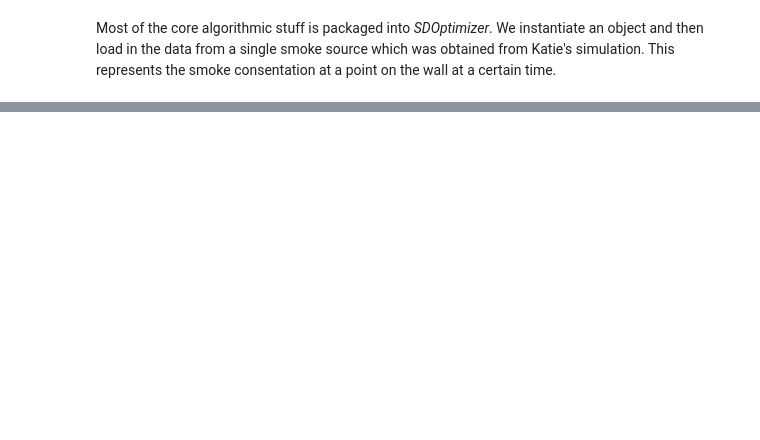
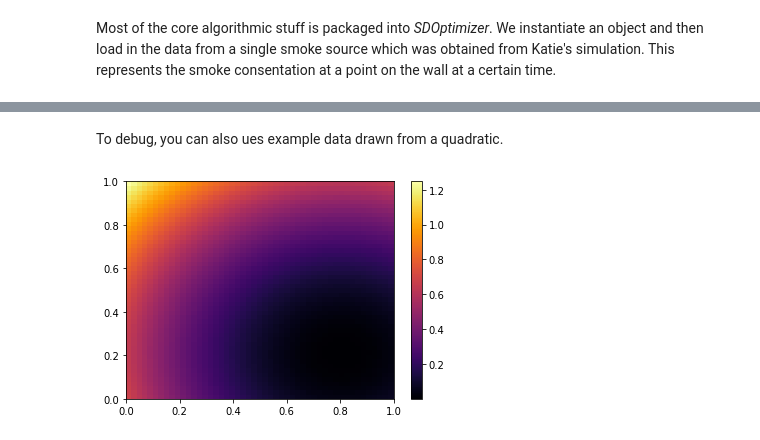
Before and after one commit to russelldj/SmokeDetectorOptimization, a Jupyter notebook: StreamlinedExperiments.ipynb, the cells around one changed output, grey strips where cells are left out. Drawn from its saved outputs; the diff is of its cells as text; code cells hidden in the pictures; blank space fills up the shorter version.

```diff
--- a/StreamlinedExperiments.ipynb
+++ b/StreamlinedExperiments.ipynb
@@ -85,0 +43,11 @@ The bounds are now [(0, 8.1), (0, 3.1)]
+# %% [markdown]
+To debug, you can also ues example data drawn from a quadratic.
+# %%
+X_BOUNDS = [0, 1]
+Y_BOUNDS = [0, 1]
+CENTERS = [0.2, 0.8, 0.8, 0.8, 0.8, 0.2]
+example1 = SDO.example_time_to_alarm(X_BOUNDS, Y_BOUNDS, CENTERS[:2])
+example2 = SDO.example_time_to_alarm(X_BOUNDS, Y_BOUNDS, CENTERS[2:4])
+example3 = SDO.example_time_to_alarm(X_BOUNDS, Y_BOUNDS, CENTERS[4:], show=True) # show
+# %% [output]
+[figure, added]
```
Also changed, not shown: parts of 11 cells of this notebook, 1 other file.
